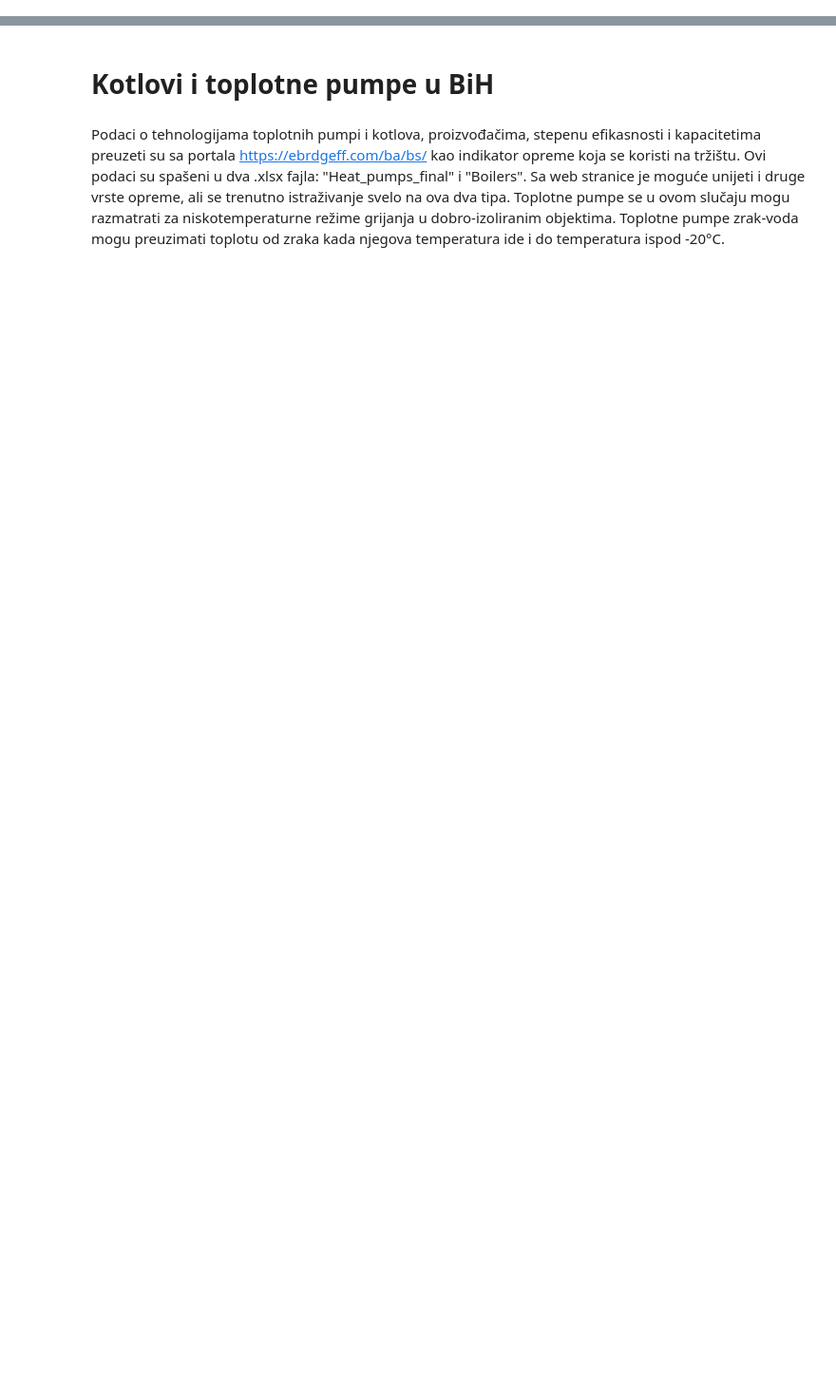
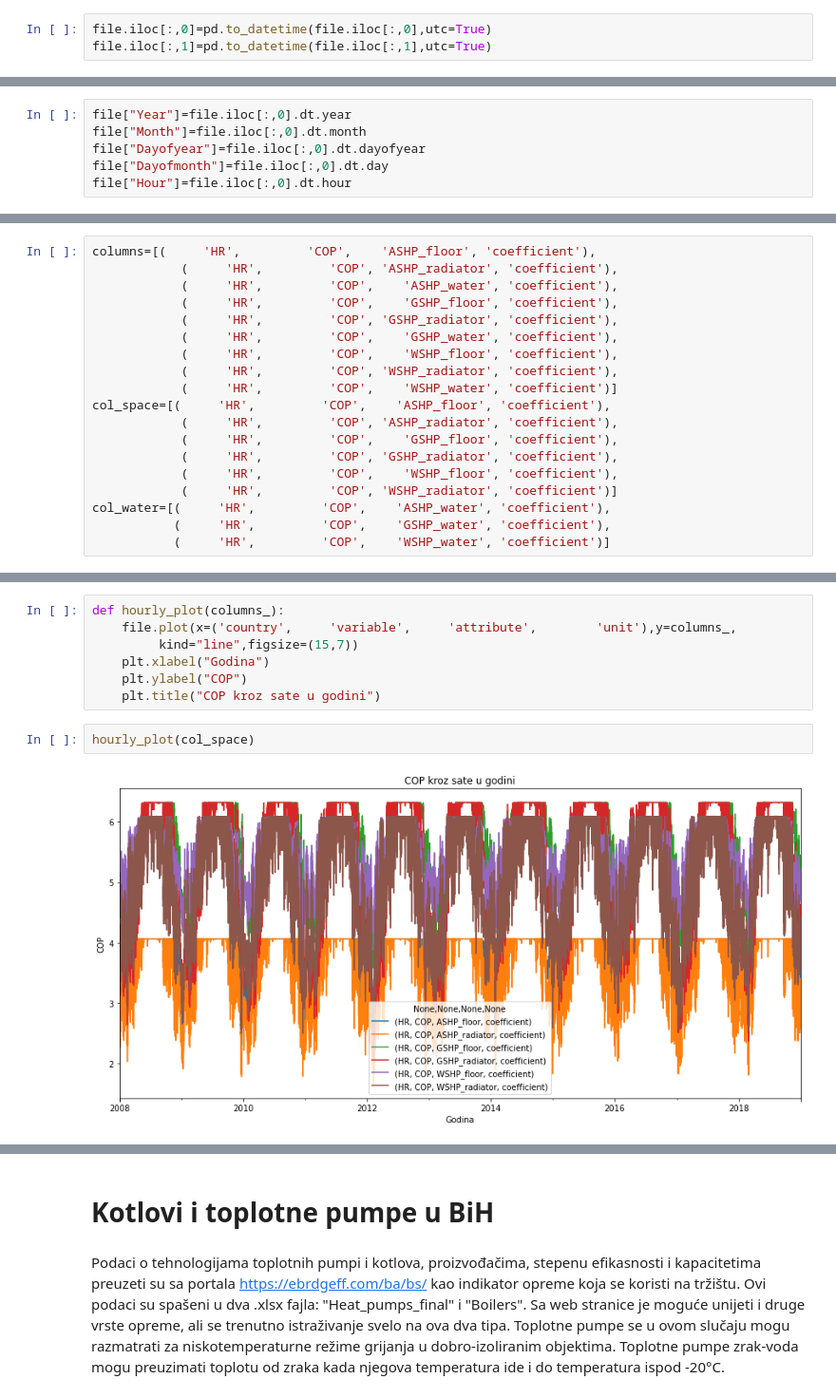
Before and after one commit to ehlimana/Electricity-analysis, a Jupyter notebook: Boilers_Heat_pumps.ipynb, the cells around one changed output, grey strips where cells are left out. Shown at 95% size. Saved outputs shown, nothing was run; the diff lists cells and outputs as text; blank space fills up the shorter version.

```diff
--- a/Boilers_Heat_pumps.ipynb
+++ b/Boilers_Heat_pumps.ipynb
@@ -0,0 +98,3 @@
+# %%
+file.iloc[:,0]=pd.to_datetime(file.iloc[:,0],utc=True)
+file.iloc[:,1]=pd.to_datetime(file.iloc[:,1],utc=True)
@@ -0,0 +112,6 @@
+# %%
+file["Year"]=file.iloc[:,0].dt.year
+file["Month"]=file.iloc[:,0].dt.month
+file["Dayofyear"]=file.iloc[:,0].dt.dayofyear
+file["Dayofmonth"]=file.iloc[:,0].dt.day
+file["Hour"]=file.iloc[:,0].dt.hour
@@ -0,0 +127,19 @@
+# %%
+columns=[(     'HR',         'COP',    'ASHP_floor', 'coefficient'),
+            (     'HR',         'COP', 'ASHP_radiator', 'coefficient'),
+            (     'HR',         'COP',    'ASHP_water', 'coefficient'),
+            (     'HR',         'COP',    'GSHP_floor', 'coefficient'),
+            (     'HR',         'COP', 'GSHP_radiator', 'coefficient'),
+            (     'HR',         'COP',    'GSHP_water', 'coefficient'),
+            (     'HR',         'COP',    'WSHP_floor', 'coefficient'),
+            (     'HR',         'COP', 'WSHP_radiator', 'coefficient'),
+            (     'HR',         'COP',    'WSHP_water', 'coefficient')]
+col_space=[(     'HR',         'COP',    'ASHP_floor', 'coefficient'),
+            (     'HR',         'COP', 'ASHP_radiator', 'coefficient'),
+            (     'HR',         'COP',    'GSHP_floor', 'coefficient'),
+            (     'HR',         'COP', 'GSHP_radiator', 'coefficient'),
+            (     'HR',         'COP',    'WSHP_floor', 'coefficient'),
+            (     'HR',         'COP', 'WSHP_radiator', 'coefficient')]
+col_water=[(     'HR',         'COP',    'ASHP_water', 'coefficient'),
+           (     'HR',         'COP',    'GSHP_water', 'coefficient'),
+           (     'HR',         'COP',    'WSHP_water', 'coefficient')]
@@ -0,0 +163,11 @@
+# %%
+def hourly_plot(columns_):
+    file.plot(x=('country',     'variable',     'attribute',        'unit'),y=columns_,
+         kind="line",figsize=(15,7))
+    plt.xlabel("Godina")
+    plt.ylabel("COP")
+    plt.title("COP kroz sate u godini")
+# %%
+hourly_plot(col_space)
+# %% [output]
+[figure, added]
```
Also changed, not shown: parts of 56 cells of this notebook.
